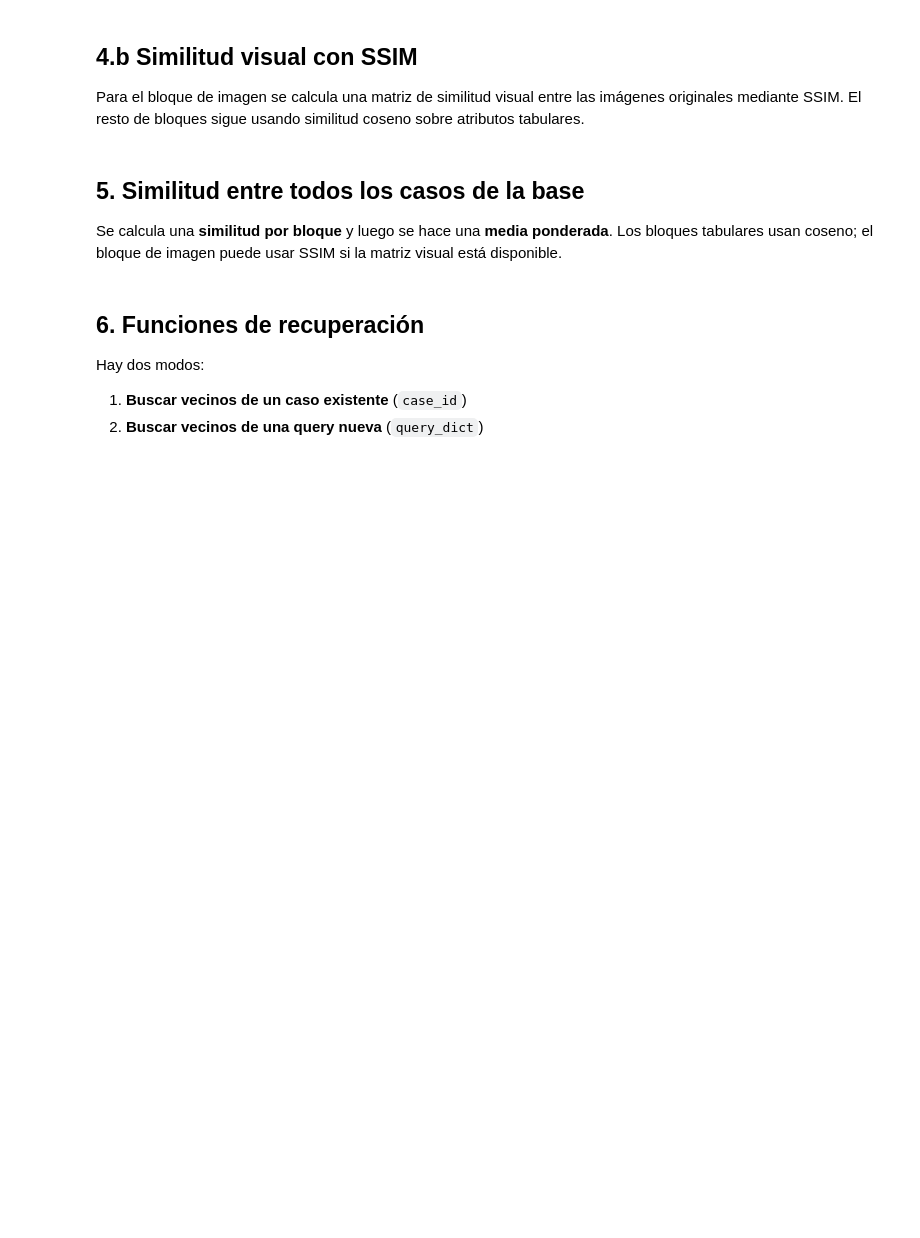
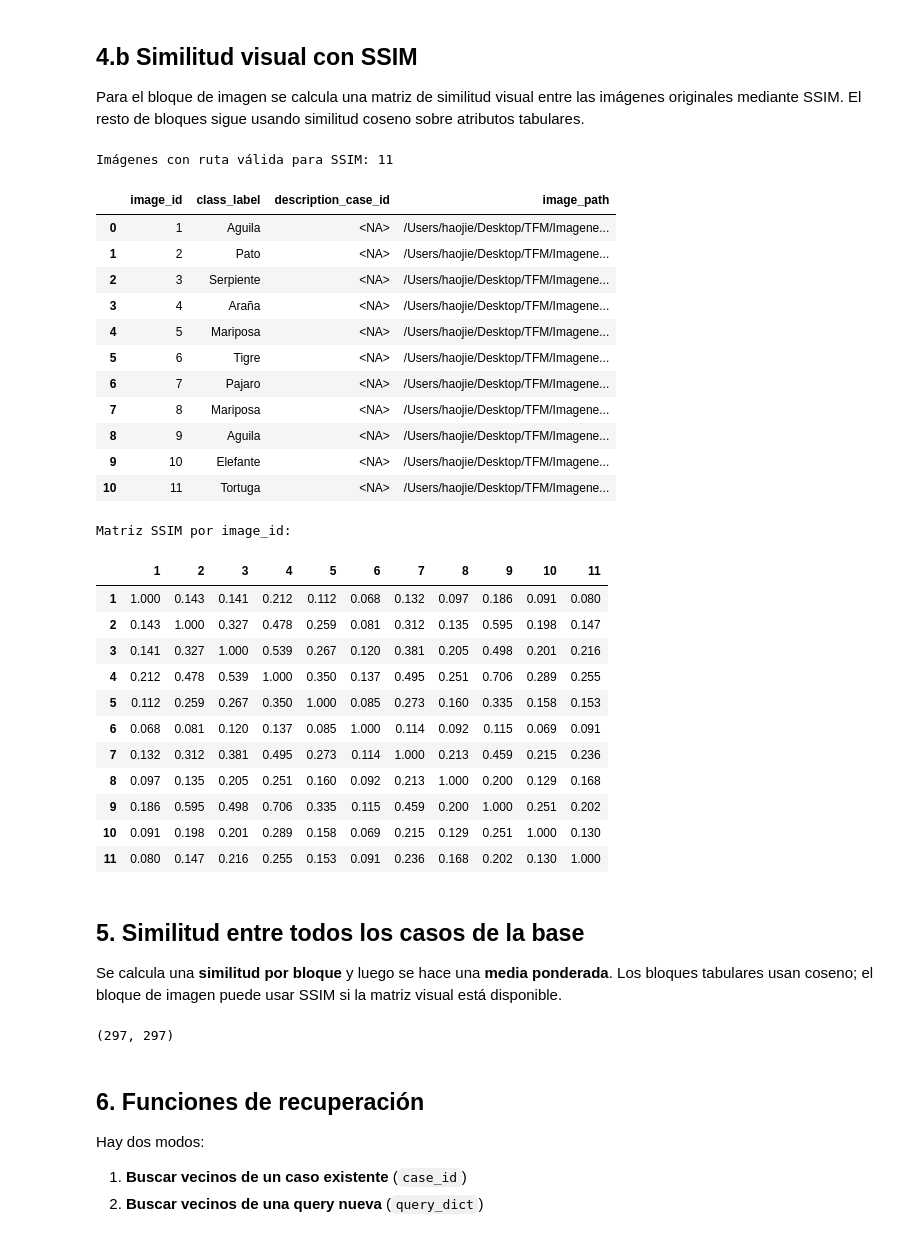
Before and after one commit to yhj126/TFM-Personalized-XAI, a Jupyter notebook: base_de_casos/notebook_similitud_casos_xai.ipynb, the cells around one changed output. Cells and saved outputs as stored; diff of their text form; code cells hidden in the pictures; blank space fills up the shorter version.

Commit message:
Correcion de errores en nombres y evaluacion offline

```diff
--- a/base_de_casos/notebook_similitud_casos_xai.ipynb
+++ b/base_de_casos/notebook_similitud_casos_xai.ipynb
@@ -24,11 +24,19 @@ from skimage.color import rgb2gray
 from skimage.metrics import structural_similarity as ssim
 from skimage.transform import resize
 
-BASE_DIR = Path("")
+cwd = Path.cwd()
+if (cwd / "cbr_case_base_outputs").exists():
+    BASE_DIR = cwd
+elif (cwd / "base_de_casos" / "cbr_case_base_outputs").exists():
+    BASE_DIR = cwd / "base_de_casos"
+else:
+    raise FileNotFoundError("No encuentro la carpeta cbr_case_base_outputs desde el directorio actual")
+
 OUTPUT_DIR = BASE_DIR / "cbr_similarity_outputs"
 OUTPUT_DIR.mkdir(exist_ok=True)
+IMAGE_METADATA_PATH = BASE_DIR / "cbr_case_base_outputs" / "image_metadata_template.csv"
 IMAGE_MAP_PATH = BASE_DIR / "cbr_case_base_outputs" / "image_id_to_description_case_map.csv"
-DESCRIPTIONS_PATH = BASE_DIR.parent / "Generacion de descripciones xai" / "resultados_descripciones_xai_qwen25vl32b" / "descripciones_por_imagen_xai.csv"
+DESCRIPTIONS_PATH = BASE_DIR.parent / "generacion_descripcion_XAI" / "resultados_descripciones_xai" / "descripciones_por_imagen_xai.csv"
 
 CANDIDATE_INPUTS = [
     BASE_DIR / "cbr_case_base_outputs" / "case_base_double_full.csv",
@@ -311,16 +340,28 @@ Para el bloque de imagen se calcula una matriz de similitud visual entre las im
 SSIM_IMAGE_SIZE = (224, 224)
 
 
-def build_image_path_by_id(image_map_path, descriptions_path):
-    image_map = pd.read_csv(image_map_path)
-    descriptions = pd.read_csv(descriptions_path)
-    original_rows = descriptions[descriptions["method"] == "original"][["case_id", "image_path"]]
-    merged = image_map.merge(
-        original_rows,
-        left_on="description_case_id",
-        right_on="case_id",
-        how="left",
-    )
+def build_image_path_by_id(image_metadata_path, image_map_path=None, descriptions_path=None):
+    if Path(image_metadata_path).exists():
+        merged = pd.read_csv(image_metadata_path).rename(
+            columns={
+                "original_image_path": "image_path",
+                "model_predicted_class": "class_label",
+            }
+        )
+        if "description_case_id" not in merged.columns:
+            merged["description_case_id"] = pd.NA
+    elif image_map_path is not None and descriptions_path is not None:
+        image_map = pd.read_csv(image_map_path)
+        descriptions = pd.read_csv(descriptions_path)
+        original_rows = descriptions[descriptions["method"] == "original"][["case_id", "image_path"]]
+        merged = image_map.merge(
+            original_rows,
+            left_on="description_case_id",
+            right_on="case_id",
+            how="left",
+        )
+    else:
+        raise FileNotFoundError(f"No encuentro metadatos de imagen en {image_metadata_path}")
     path_by_id = {}
     for row in merged.itertuples(index=False):
         if pd.notna(row.image_path) and Path(row.image_path).exists():
@@ -349,34 +390,61 @@ def compute_image_ssim_by_id(image_path_by_id):
 
 def image_similarity_for_ids(image_id_a, image_id_b, image_ssim_by_id):
     try:
         a = int(image_id_a)
         b = int(image_id_b)
     except Exception:
         return 0.0
     if a in image_ssim_by_id.index and b in image_ssim_by_id.columns:
         return float(image_ssim_by_id.loc[a, b])
     return 1.0 if a == b else 0.0
 
 
 def build_case_image_ssim_matrix(df_cases, image_ssim_by_id):
     image_ids = df_cases["image_id"].values
     matrix = np.zeros((len(df_cases), len(df_cases)), dtype=float)
     for i, image_id_a in enumerate(image_ids):
         for j, image_id_b in enumerate(image_ids):
             matrix[i, j] = image_similarity_for_ids(image_id_a, image_id_b, image_ssim_by_id)
     np.fill_diagonal(matrix, 1.0)
     return matrix
 
 
-image_path_by_id, image_map_merged = build_image_path_by_id(IMAGE_MAP_PATH, DESCRIPTIONS_PATH)
+image_path_by_id, image_map_merged = build_image_path_by_id(IMAGE_METADATA_PATH, IMAGE_MAP_PATH, DESCRIPTIONS_PATH)
 print("Imágenes con ruta válida para SSIM:", len(image_path_by_id))
 display(image_map_merged[["image_id", "class_label", "description_case_id", "image_path"]])
 
 image_ssim_by_id = compute_image_ssim_by_id(image_path_by_id)
 case_image_ssim = build_case_image_ssim_matrix(df, image_ssim_by_id)
 
 print("Matriz SSIM por image_id:")
 display(image_ssim_by_id.round(3))
+# %% [output]
+Imágenes con ruta válida para SSIM: 11
+|  | image_id | class_label | description_case_id | image_path |
+| 0 | 1 | Aguila | <NA> | /Users/haojie/Desktop/TFM/Imagene... |
+| 1 | 2 | Pato | <NA> | /Users/haojie/Desktop/TFM/Imagene... |
+| 2 | 3 | Serpiente | <NA> | /Users/haojie/Desktop/TFM/Imagene... |
+| 3 | 4 | Araña | <NA> | /Users/haojie/Desktop/TFM/Imagene... |
+| 4 | 5 | Mariposa | <NA> | /Users/haojie/Desktop/TFM/Imagene... |
+| 5 | 6 | Tigre | <NA> | /Users/haojie/Desktop/TFM/Imagene... |
+| 6 | 7 | Pajaro | <NA> | /Users/haojie/Desktop/TFM/Imagene... |
+| 7 | 8 | Mariposa | <NA> | /Users/haojie/Desktop/TFM/Imagene... |
+| 8 | 9 | Aguila | <NA> | /Users/haojie/Desktop/TFM/Imagene... |
+| 9 | 10 | Elefante | <NA> | /Users/haojie/Desktop/TFM/Imagene... |
+| 10 | 11 | Tortuga | <NA> | /Users/haojie/Desktop/TFM/Imagene... |
+Matriz SSIM por image_id:
+|  | 1 | 2 | 3 | 4 | 5 | 6 | 7 | 8 | 9 | 10 | 11 |
+| 1 | 1.000 | 0.143 | 0.141 | 0.212 | 0.112 | 0.068 | 0.132 | 0.097 | 0.186 | 0.091 | 0.080 |
+| 2 | 0.143 | 1.000 | 0.327 | 0.478 | 0.259 | 0.081 | 0.312 | 0.135 | 0.595 | 0.198 | 0.147 |
+| 3 | 0.141 | 0.327 | 1.000 | 0.539 | 0.267 | 0.120 | 0.381 | 0.205 | 0.498 | 0.201 | 0.216 |
+| 4 | 0.212 | 0.478 | 0.539 | 1.000 | 0.350 | 0.137 | 0.495 | 0.251 | 0.706 | 0.289 | 0.255 |
+| 5 | 0.112 | 0.259 | 0.267 | 0.350 | 1.000 | 0.085 | 0.273 | 0.160 | 0.335 | 0.158 | 0.153 |
+| 6 | 0.068 | 0.081 | 0.120 | 0.137 | 0.085 | 1.000 | 0.114 | 0.092 | 0.115 | 0.069 | 0.091 |
+| 7 | 0.132 | 0.312 | 0.381 | 0.495 | 0.273 | 0.114 | 1.000 | 0.213 | 0.459 | 0.215 | 0.236 |
+| 8 | 0.097 | 0.135 | 0.205 | 0.251 | 0.160 | 0.092 | 0.213 | 1.000 | 0.200 | 0.129 | 0.168 |
+| 9 | 0.186 | 0.595 | 0.498 | 0.706 | 0.335 | 0.115 | 0.459 | 0.200 | 1.000 | 0.251 | 0.202 |
+| 10 | 0.091 | 0.198 | 0.201 | 0.289 | 0.158 | 0.069 | 0.215 | 0.129 | 0.251 | 1.000 | 0.130 |
+| 11 | 0.080 | 0.147 | 0.216 | 0.255 | 0.153 | 0.091 | 0.236 | 0.168 | 0.202 | 0.130 | 1.000 |
 # %% [markdown]
 ## 5. Similitud entre todos los casos de la base
 
@@ -405,6 +473,8 @@ def compute_similarity_matrices(blocks, weights, precomputed_sims=None):
 precomputed_sims = {"image": case_image_ssim} if "case_image_ssim" in globals() else None
 sim_by_block, sim_total = compute_similarity_matrices(blocks, WEIGHTS, precomputed_sims=precomputed_sims)
 sim_total.shape
+# %% [output]
+(297, 297)
 # %% [markdown]
 ## 6. Funciones de recuperación
 
```
Also changed, not shown: parts of 8 cells of this notebook, 29 other files.
